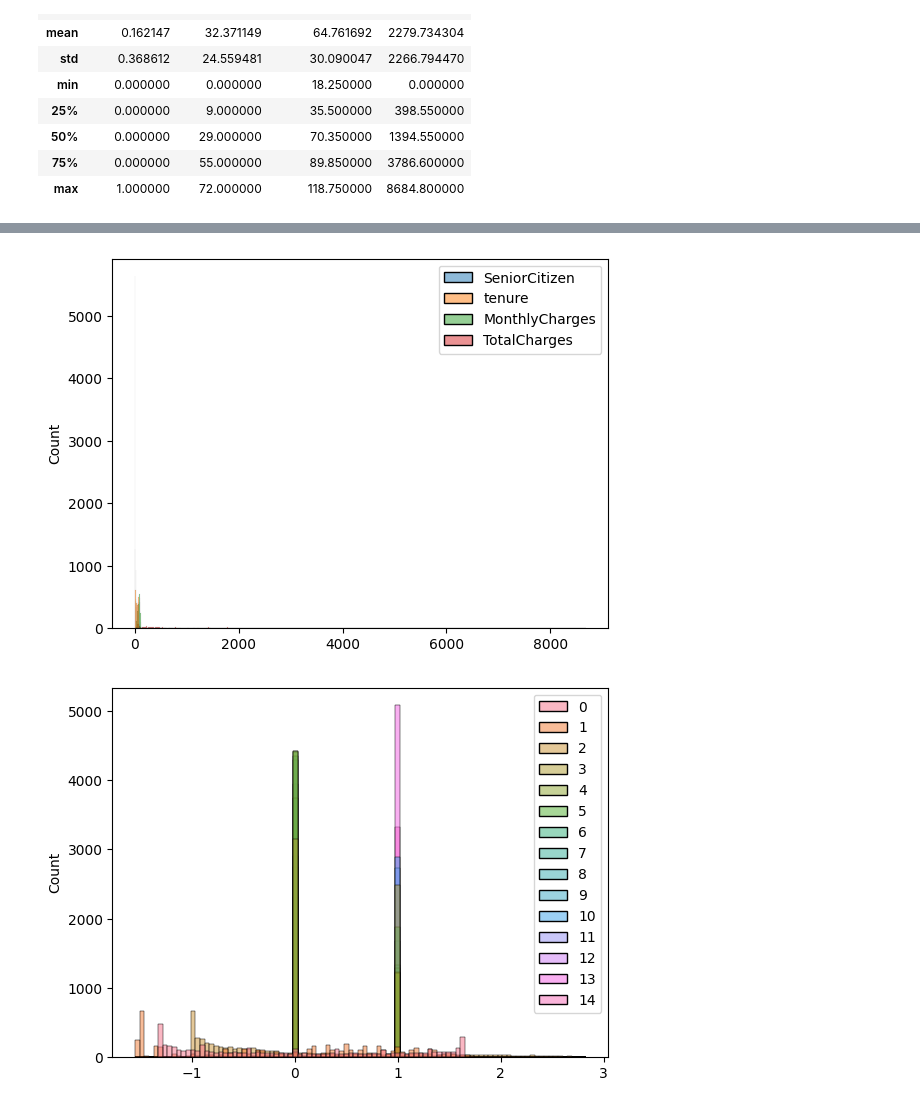
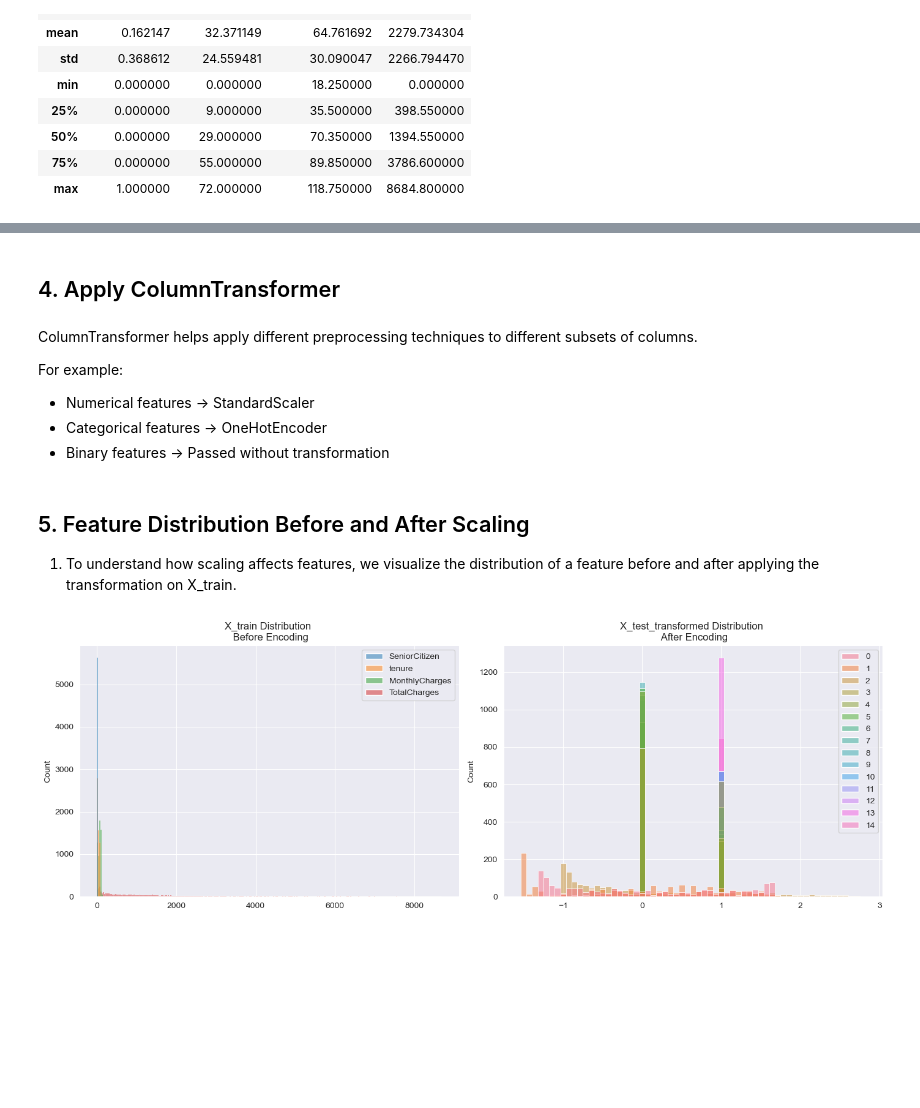
Before and after one commit to varun-chourasia/Machine-Learning, a Jupyter notebook: ML_Preprocessing/Encoding_techniques/Column_transformer.ipynb, the cells around one changed output, grey strips where cells are left out. Cells and saved outputs as stored; diff of their text form; code cells hidden in the pictures; blank space fills up the shorter version.

```diff
--- a/ML_Preprocessing/Encoding_techniques/Column_transformer.ipynb
+++ b/ML_Preprocessing/Encoding_techniques/Column_transformer.ipynb
@@ -68,6 +79,15 @@ X = df.drop(columns=['customerID','Churn'])
 y = df['Churn']
 # %%
 X_train, X_test, y_train, y_test = train_test_split(X,y,test_size=0.2,random_state=42)
+# %% [markdown]
+## 4. Apply ColumnTransformer
+# %% [markdown]
+ColumnTransformer helps apply different preprocessing techniques to different subsets of columns.
+
+For example:
+- Numerical features → StandardScaler
+- Categorical features → OneHotEncoder
+- Binary features → Passed without transformation
 # %%
 col_trans = ColumnTransformer(
     transformers=[
@@ -79,13 +99,22 @@ col_trans = ColumnTransformer(
 # %%
 X_train_transformed = col_trans.fit_transform(X_train)
 X_test_transformed = col_trans.transform(X_test)
+# %% [markdown]
+## 5. Feature Distribution Before and After Scaling
+
+1. To understand how scaling affects  features, we visualize the distribution of a feature before and after applying the transformation on X_train.
 # %%
-import seaborn as sns
-import matplotlib.pyplot as plt
+fig, ax = plt.subplots(1, 2, figsize=(14, 5))
 
-fig, (ax1, ax2) = plt.subplots(1,2,figsize=(10, 6))
+# Plot the first histogram on the first axes (ax[0])
+sns.histplot(X_train, ax=ax[0])
+ax[0].set_title('X_train Distribution \n Before Encoding') # Add title for clarity
 
-sns.histplot(X_train_transformed, kde=True, ax=ax1)
+# Plot the second histogram on the second axes (ax[1])
+sns.histplot(X_test_transformed, ax=ax[1])
+ax[1].set_title('X_test_transformed Distribution \n After Encoding') # Add title for clarity
+
+plt.tight_layout() # Adjust layout to prevent titles from overlapping
+plt.show()
 # %% [output]
-[figure, old version]
+[figure, new version]
-[figure, removed]
```
Also changed, not shown: parts of 17 cells of this notebook, 2 other files.
